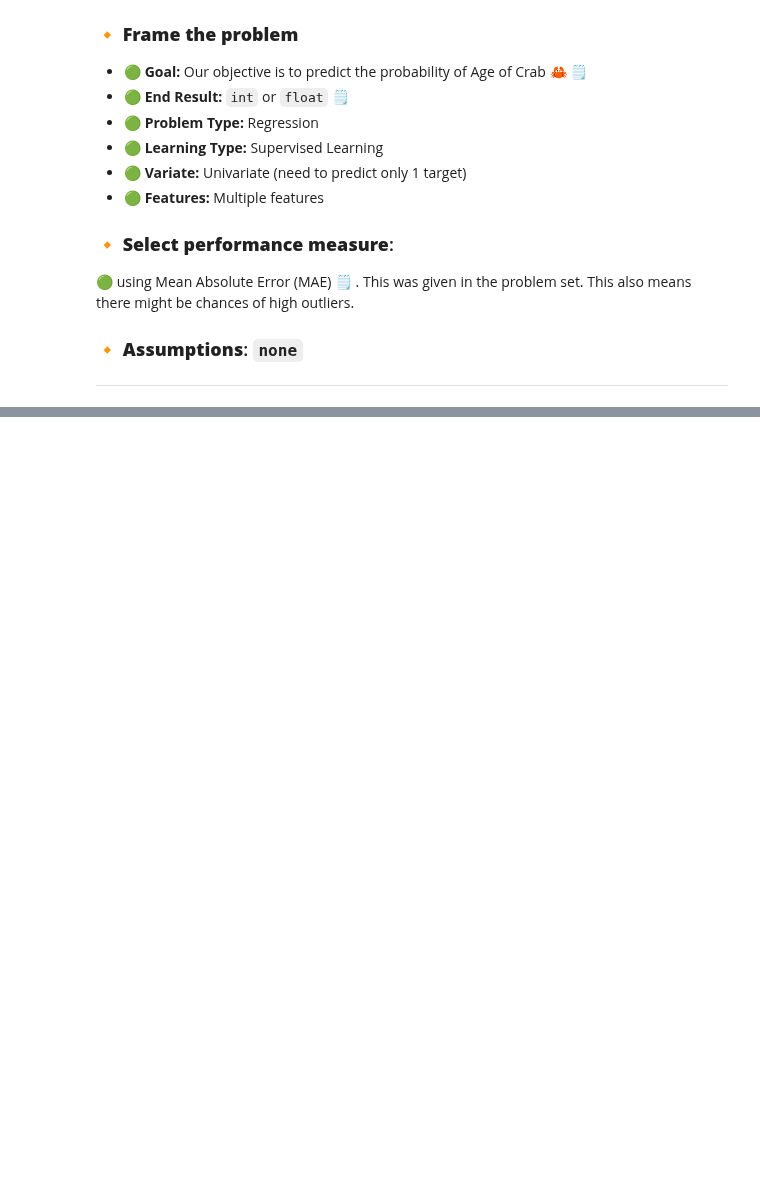
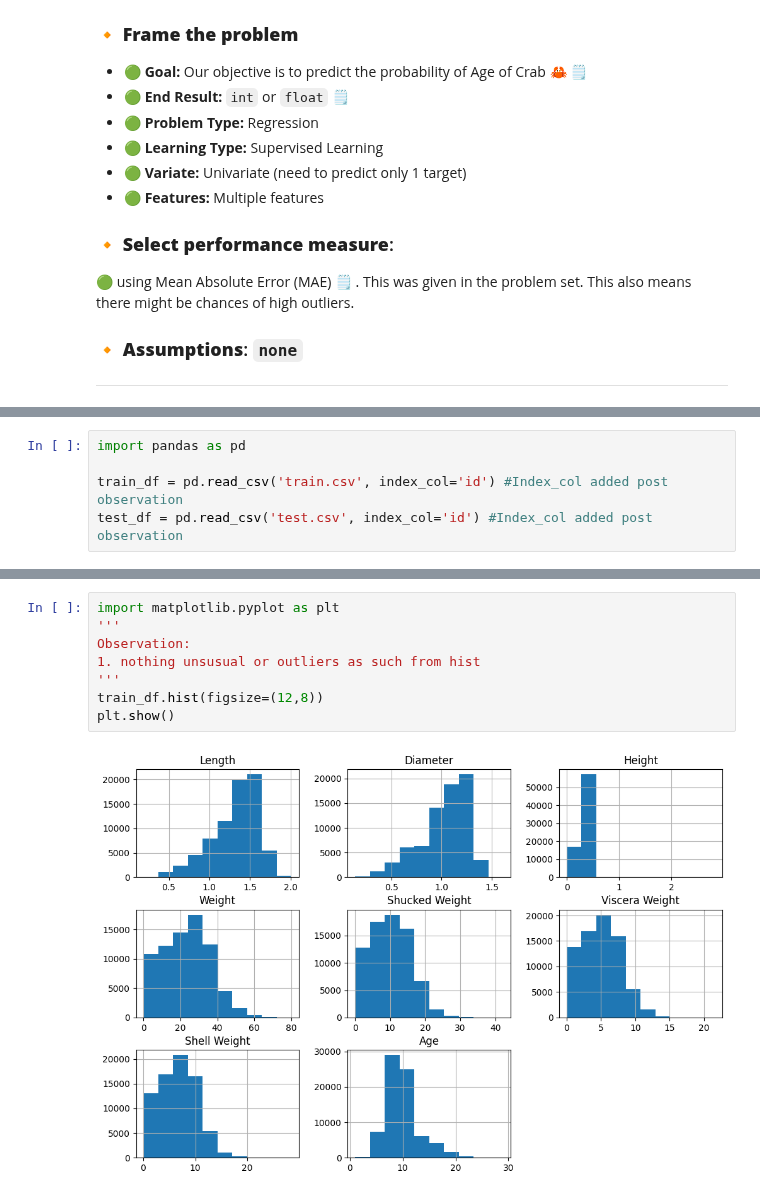
Before and after one commit to subramanya4shenoy/MachineLearningNbs, a Jupyter notebook: Kaggle/Competitions/PGS_S3E16.ipynb, the cells around one changed output, grey strips where cells are left out. Cells and saved outputs as stored; diff of their text form; blank space fills up the shorter version.

```diff
--- a/Kaggle/Competitions/PGS_S3E16.ipynb
+++ b/Kaggle/Competitions/PGS_S3E16.ipynb
@@ -26,0 +84,5 @@ The dataset for this competition (both train and test) was generated from a deep
+# %%
+import pandas as pd
+
+train_df = pd.read_csv('train.csv', index_col='id') #Index_col added post observation
+test_df = pd.read_csv('test.csv', index_col='id') #Index_col added post observation
@@ -26,0 +167,10 @@ The dataset for this competition (both train and test) was generated from a deep
+# %%
+import matplotlib.pyplot as plt
+'''
+Observation:
+1. nothing unsusual or outliers as such from hist
+'''
+train_df.hist(figsize=(12,8))
+plt.show()
+# %% [output]
+[figure, added]
```
Also changed, not shown: parts of 10 cells of this notebook.
